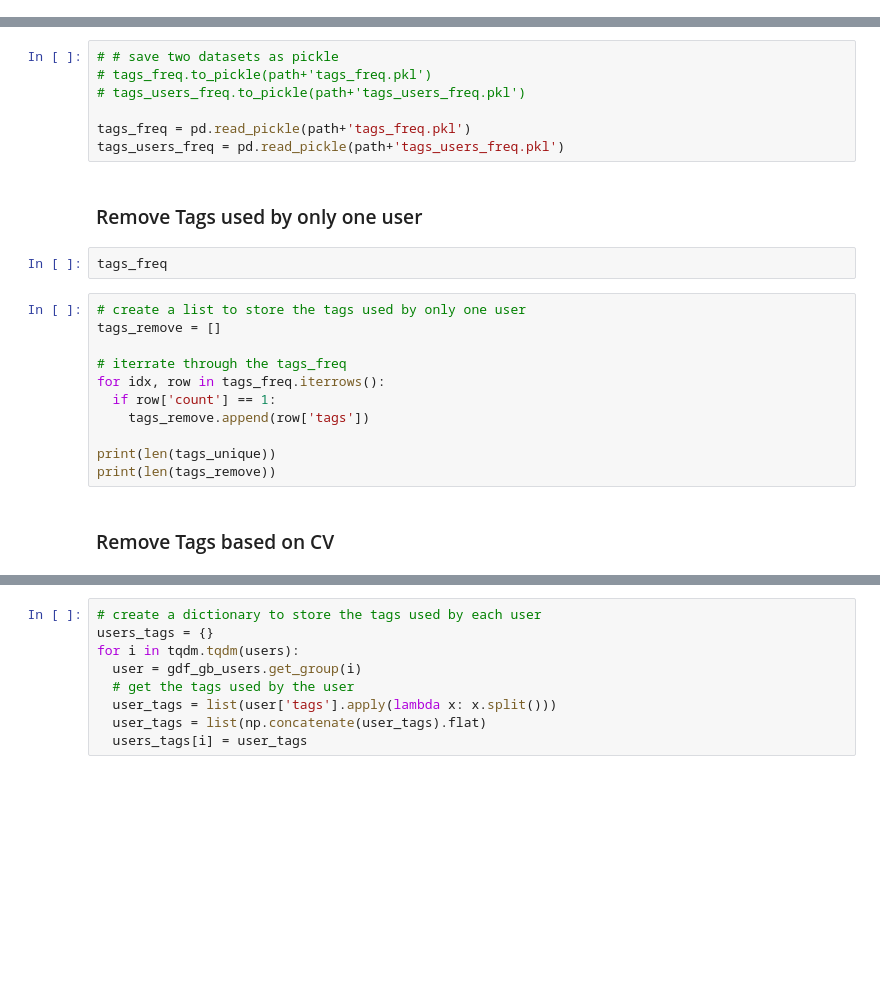
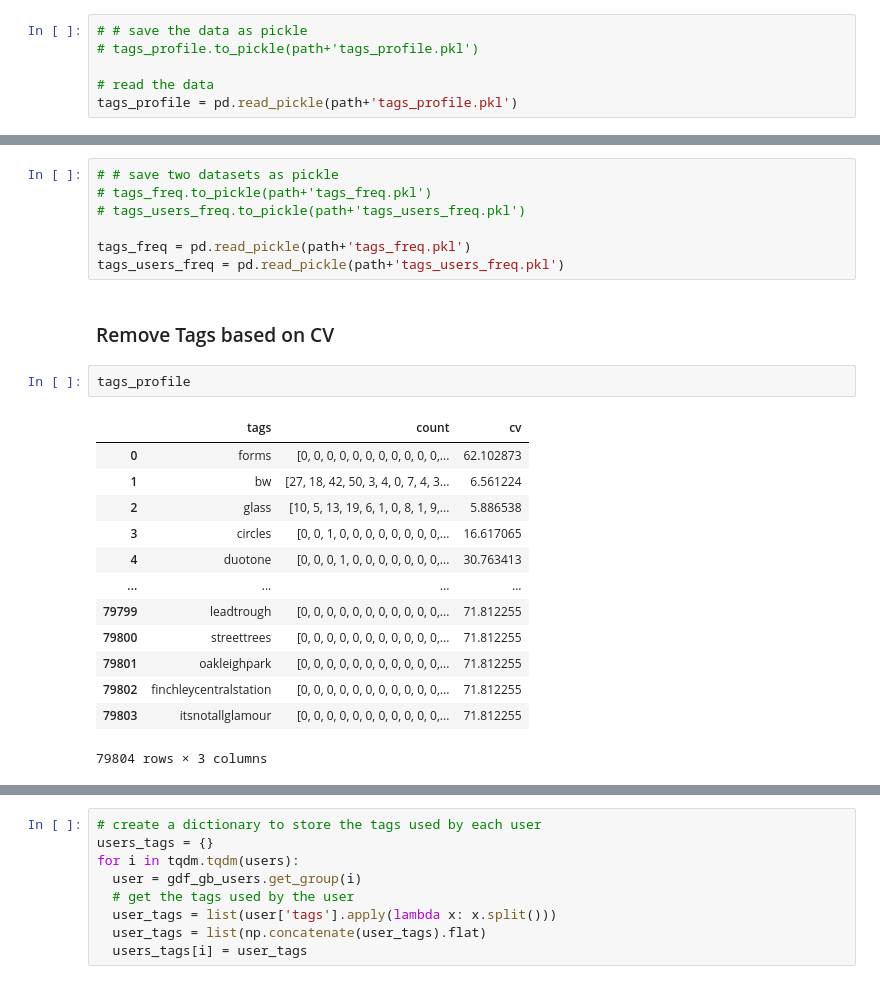
Before and after one commit to leyixu21/Semantic-Trajectory, a Jupyter notebook: clean_flickr_data.ipynb, the cells around one changed output, grey strips where cells are left out. Cells and saved outputs as stored; diff of their text form; blank space fills up the shorter version.

```diff
--- a/clean_flickr_data.ipynb
+++ b/clean_flickr_data.ipynb
@@ -266,0 +377,6 @@ Both two sections under this section are not executed because the data quality o
+# %%
+# # save the data as pickle
+# tags_profile.to_pickle(path+'tags_profile.pkl')
+
+# read the data
+tags_profile = pd.read_pickle(path+'tags_profile.pkl')
@@ -311,20 +433,21 @@ Save Point
 
 tags_freq = pd.read_pickle(path+'tags_freq.pkl')
 tags_users_freq = pd.read_pickle(path+'tags_users_freq.pkl')
-# %% [markdown]
-### Remove Tags used by only one user
-# %%
-tags_freq
-# %%
-# create a list to store the tags used by only one user
-tags_remove = []
-
-# iterrate through the tags_freq
-for idx, row in tags_freq.iterrows():
-  if row['count'] == 1:
-    tags_remove.append(row['tags'])
-
-print(len(tags_unique))
-print(len(tags_remove))
 # %% [markdown]
 ### Remove Tags based on CV
+# %%
+tags_profile
+# %% [output]
+|  | tags | count | cv |
+| 0 | forms | [0, 0, 0, 0, 0, 0, 0, 0, 0, 0, 0,... | 62.102873 |
+| 1 | bw | [27, 18, 42, 50, 3, 4, 0, 7, 4, 3... | 6.561224 |
+| 2 | glass | [10, 5, 13, 19, 6, 1, 0, 8, 1, 9,... | 5.886538 |
+| 3 | circles | [0, 0, 1, 0, 0, 0, 0, 0, 0, 0, 0,... | 16.617065 |
+| 4 | duotone | [0, 0, 0, 1, 0, 0, 0, 0, 0, 0, 0,... | 30.763413 |
+| ... | ... | ... | ... |
+| 79799 | leadtrough | [0, 0, 0, 0, 0, 0, 0, 0, 0, 0, 0,... | 71.812255 |
+| 79800 | streettrees | [0, 0, 0, 0, 0, 0, 0, 0, 0, 0, 0,... | 71.812255 |
+| 79801 | oakleighpark | [0, 0, 0, 0, 0, 0, 0, 0, 0, 0, 0,... | 71.812255 |
+| 79802 | finchleycentralstation | [0, 0, 0, 0, 0, 0, 0, 0, 0, 0, 0,... | 71.812255 |
+| 79803 | itsnotallglamour | [0, 0, 0, 0, 0, 0, 0, 0, 0, 0, 0,... | 71.812255 |
+79804 rows × 3 columns
```
Also changed, not shown: parts of 37 cells of this notebook.
